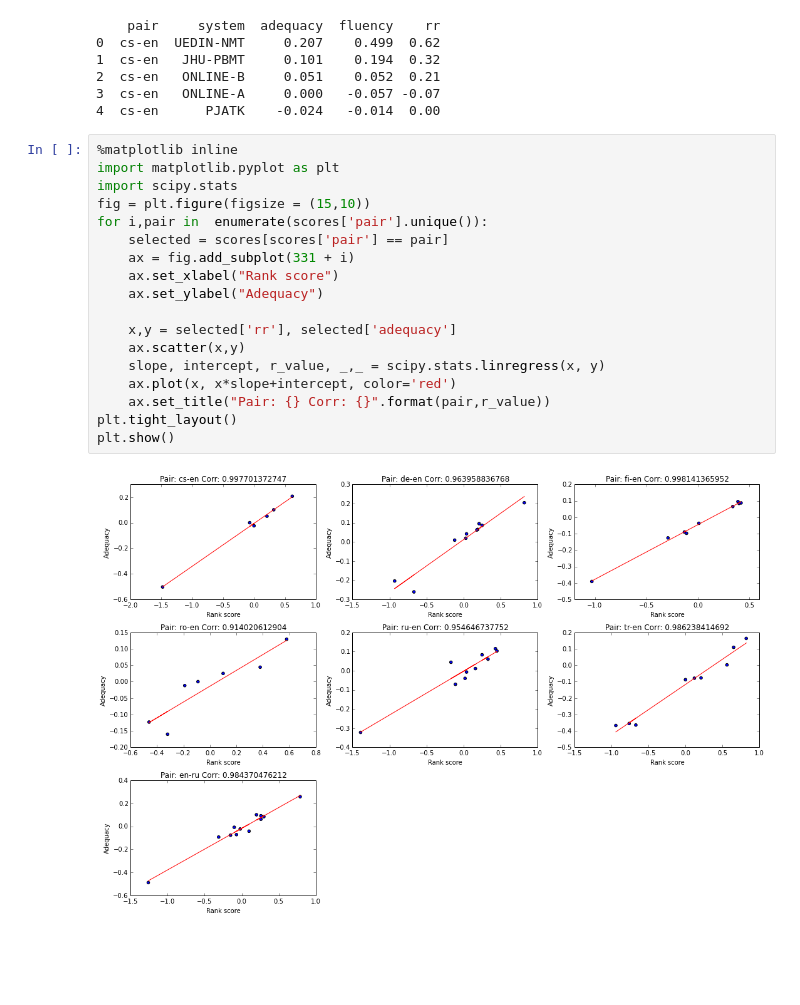
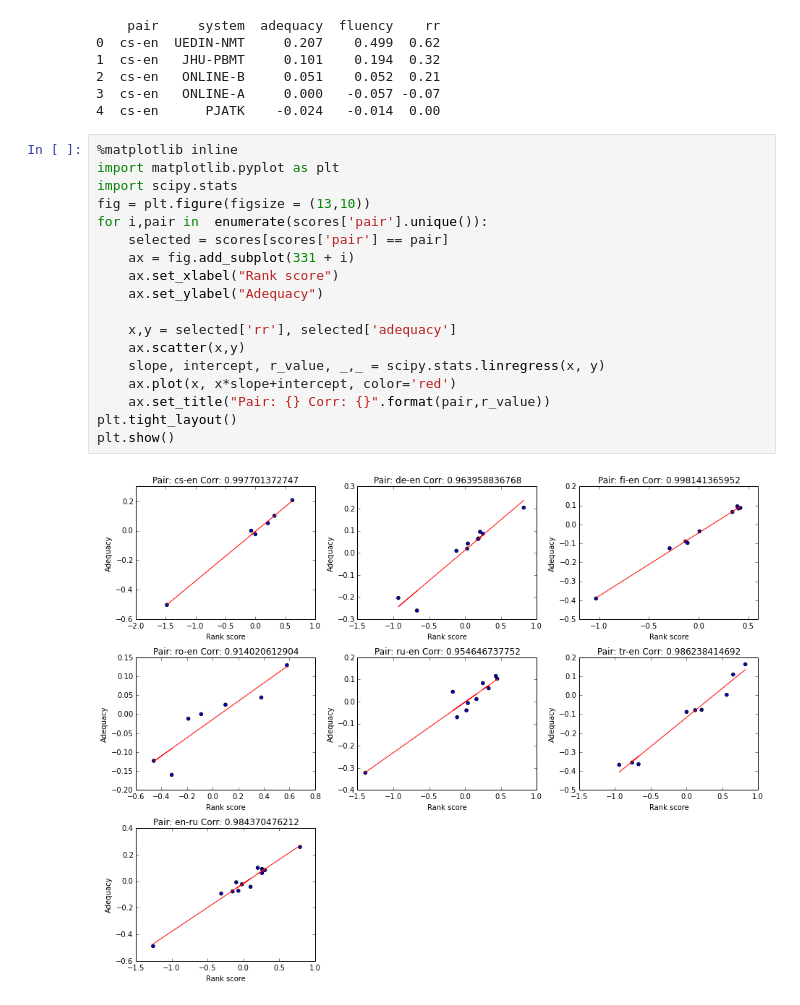
Before and after one commit to bhaddow/WMT16-analysis, a Jupyter notebook: RR-vs-DA.ipynb, the cells around one changed output. Drawn from its saved outputs; the diff is of its cells as text; blank space fills up the shorter version.

```diff
--- a/RR-vs-DA.ipynb
+++ b/RR-vs-DA.ipynb
@@ -14,20 +14,20 @@ print scores.head()
 # %%
 %matplotlib inline
 import matplotlib.pyplot as plt
 import scipy.stats
-fig = plt.figure(figsize = (15,10))
+fig = plt.figure(figsize = (13,10))
 for i,pair in  enumerate(scores['pair'].unique()):
     selected = scores[scores['pair'] == pair]
     ax = fig.add_subplot(331 + i)
     ax.set_xlabel("Rank score")
     ax.set_ylabel("Adequacy")
 
     x,y = selected['rr'], selected['adequacy']
     ax.scatter(x,y)
     slope, intercept, r_value, _,_ = scipy.stats.linregress(x, y)
     ax.plot(x, x*slope+intercept, color='red')
     ax.set_title("Pair: {} Corr: {}".format(pair,r_value))
 plt.tight_layout()
 plt.show()
 # %% [output]
-[figure, old version]
+[figure, new version]
```
